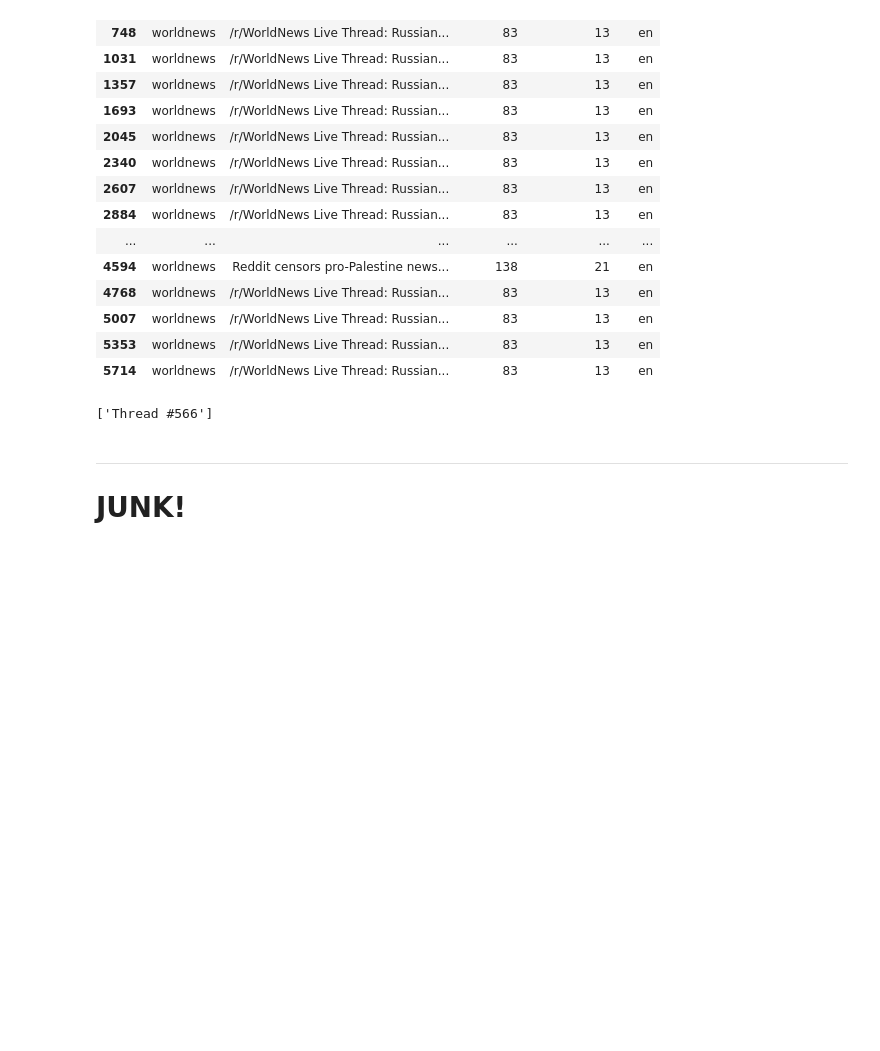
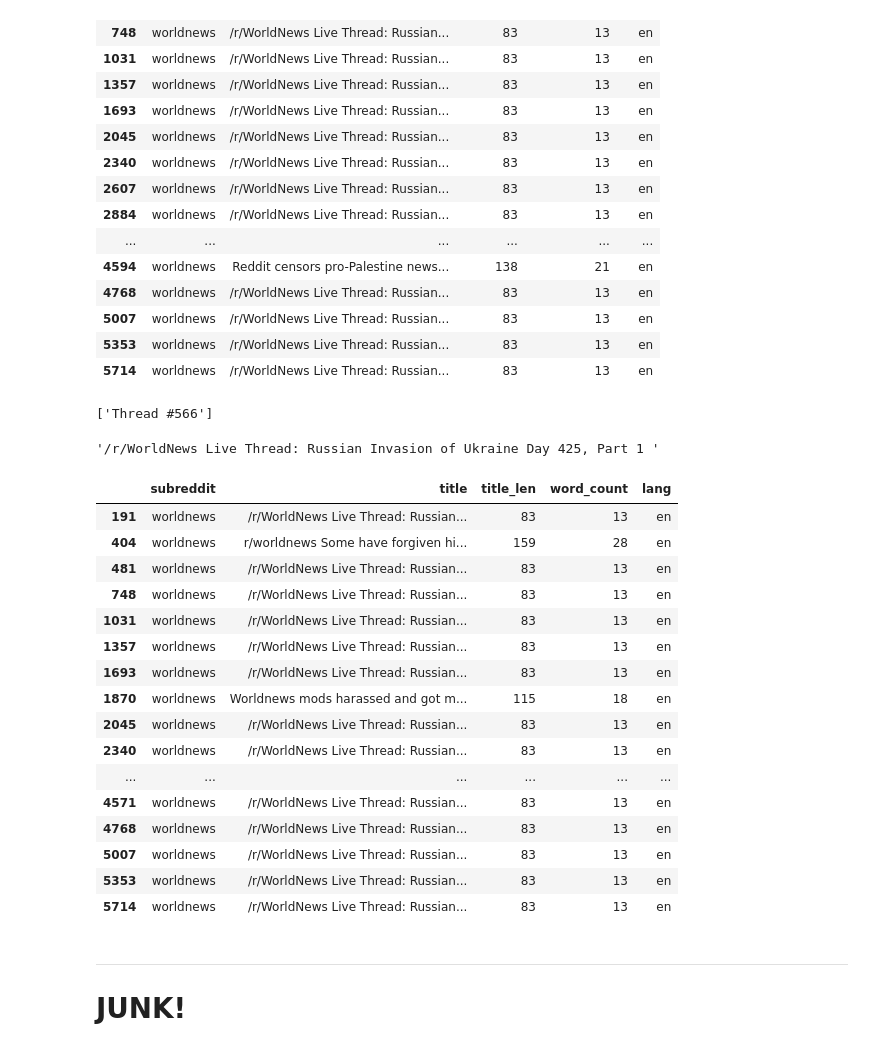
Before and after one commit to drossDS/Humor_Identification_with_NLP, a Jupyter notebook: code/2-Data_Cleaning.ipynb, the cells around one changed output. Drawn from its saved outputs; the diff is of its cells as text; code cells hidden in the pictures; blank space fills up the shorter version.

```diff
--- a/code/2-Data_Cleaning.ipynb
+++ b/code/2-Data_Cleaning.ipynb
@@ -932,6 +932,46 @@ post = '/r/WorldNews Live Thread: Russian Invasion of Ukraine Day 425, Part 1 (T
 re.findall('(Thread #\d{1,})', post)
 # %% [output]
 ['Thread #566']
+# %%
+# Figured out this expression with the help of:
+# Source:  https://stackoverflow.com/questions/18402416/regular-expression-to-match-a-word-or-its-prefix
+# Source:  https://stackoverflow.com/questions/20462834/python-using-str-replace-with-a-wildcard
+# Source:  https://regex101.com/
+# Source:  https://stackoverflow.com/questions/5633533/regular-expression-for-matching-parentheses
+
+post = '/r/WorldNews Live Thread: Russian Invasion of Ukraine Day 425, Part 1 (Thread #566)'
+
+'''
+The regex expression below will (in order or characters left to right):
+- outwer () - says to match all inside the parenthese
+- \( - backslash tells it to treat left parenthesis as character
+- Thread # - where it says 'Thread #'
+- \d{1,} - \d any digit, {1,} at least one character long
+- \) - backslash tells it to treat right parenthesis as character
+'''
+re.sub('(\(Thread #\d{1,}\))', '', post)
+# %% [output]
+'/r/WorldNews Live Thread: Russian Invasion of Ukraine Day 425, Part 1 '
+# %%
+wldnws[wldnws['title'].str.lower().str.find('worldnews') > -1]
+# %% [output]
+|  | subreddit | title | title_len | word_count | lang |
+| 191 | worldnews | /r/WorldNews Live Thread: Russian... | 83 | 13 | en |
+| 404 | worldnews | r/worldnews Some have forgiven hi... | 159 | 28 | en |
+| 481 | worldnews | /r/WorldNews Live Thread: Russian... | 83 | 13 | en |
+| 748 | worldnews | /r/WorldNews Live Thread: Russian... | 83 | 13 | en |
+| 1031 | worldnews | /r/WorldNews Live Thread: Russian... | 83 | 13 | en |
+| 1357 | worldnews | /r/WorldNews Live Thread: Russian... | 83 | 13 | en |
+| 1693 | worldnews | /r/WorldNews Live Thread: Russian... | 83 | 13 | en |
+| 1870 | worldnews | Worldnews mods harassed and got m... | 115 | 18 | en |
+| 2045 | worldnews | /r/WorldNews Live Thread: Russian... | 83 | 13 | en |
+| 2340 | worldnews | /r/WorldNews Live Thread: Russian... | 83 | 13 | en |
+| ... | ... | ... | ... | ... | ... |
+| 4571 | worldnews | /r/WorldNews Live Thread: Russian... | 83 | 13 | en |
+| 4768 | worldnews | /r/WorldNews Live Thread: Russian... | 83 | 13 | en |
+| 5007 | worldnews | /r/WorldNews Live Thread: Russian... | 83 | 13 | en |
+| 5353 | worldnews | /r/WorldNews Live Thread: Russian... | 83 | 13 | en |
+| 5714 | worldnews | /r/WorldNews Live Thread: Russian... | 83 | 13 | en |
 # %% [markdown]
 ---
 # JUNK!
```
